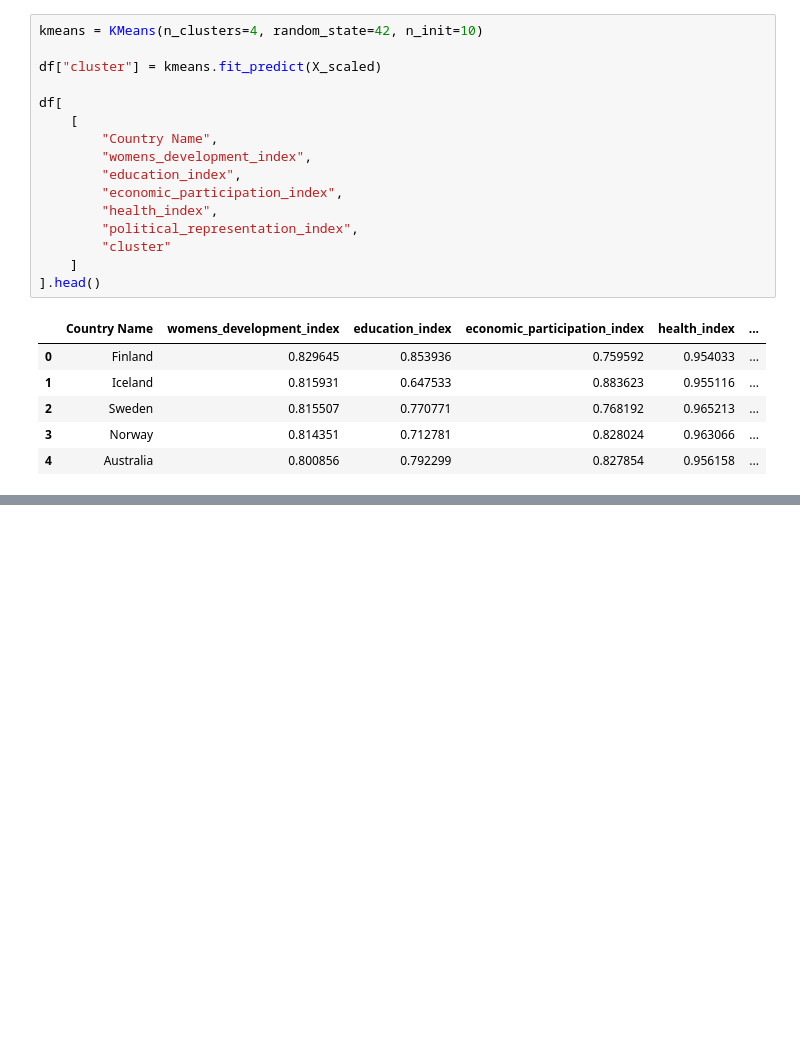
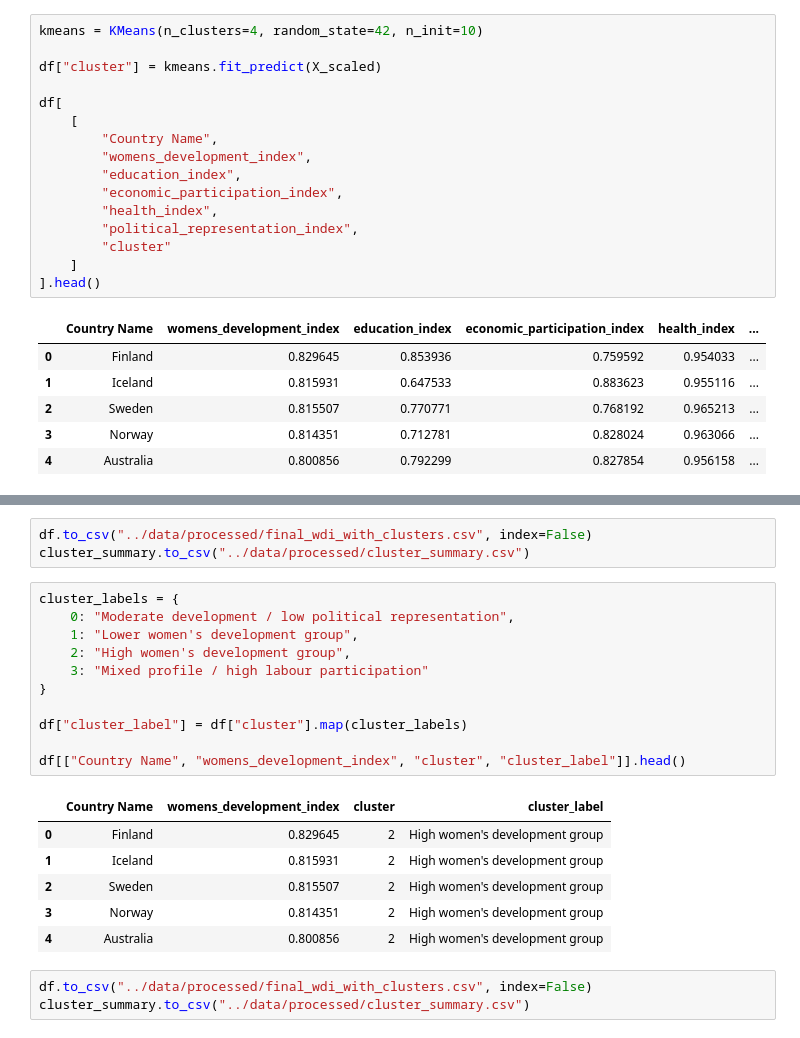
Before and after one commit to dianedalyop/Composite_IndicatorDAV_CA1, a Jupyter notebook: notebooks/clustering_analysis.ipynb, the cells around one changed output, grey strips where cells are left out. Drawn from its saved outputs; the diff is of its cells as text; blank space fills up the shorter version.

```diff
--- a/notebooks/clustering_analysis.ipynb
+++ b/notebooks/clustering_analysis.ipynb
@@ -85,0 +133,24 @@ df[
+# %%
+df.to_csv("../data/processed/final_wdi_with_clusters.csv", index=False)
+cluster_summary.to_csv("../data/processed/cluster_summary.csv")
+# %%
+cluster_labels = {
+    0: "Moderate development / low political representation",
+    1: "Lower women's development group",
+    2: "High women's development group",
+    3: "Mixed profile / high labour participation"
+}
+
+df["cluster_label"] = df["cluster"].map(cluster_labels)
+
+df[["Country Name", "womens_development_index", "cluster", "cluster_label"]].head()
+# %% [output]
+|  | Country Name | womens_development_index | cluster | cluster_label |
+| 0 | Finland | 0.829645 | 2 | High women's development group |
+| 1 | Iceland | 0.815931 | 2 | High women's development group |
+| 2 | Sweden | 0.815507 | 2 | High women's development group |
+| 3 | Norway | 0.814351 | 2 | High women's development group |
+| 4 | Australia | 0.800856 | 2 | High women's development group |
+# %%
+df.to_csv("../data/processed/final_wdi_with_clusters.csv", index=False)
+cluster_summary.to_csv("../data/processed/cluster_summary.csv")
```
Also changed, not shown: parts of 5 cells of this notebook, 3 other files.
